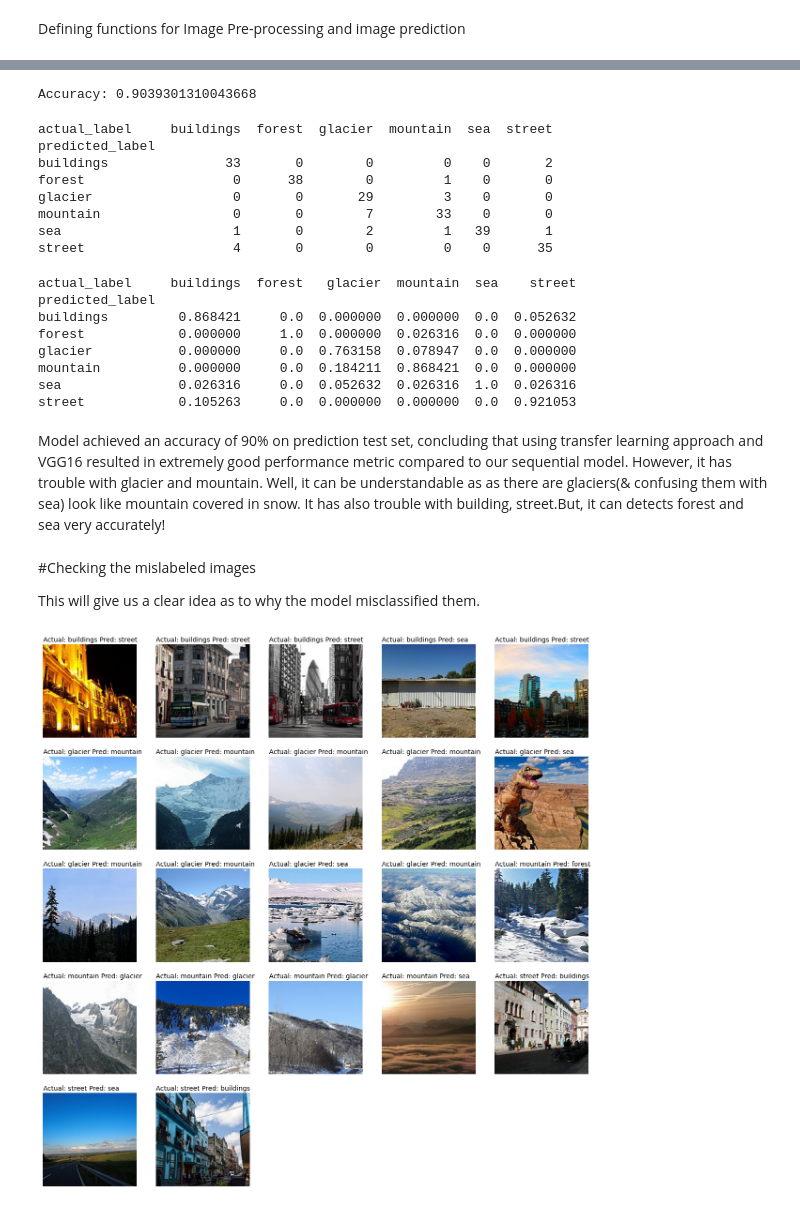
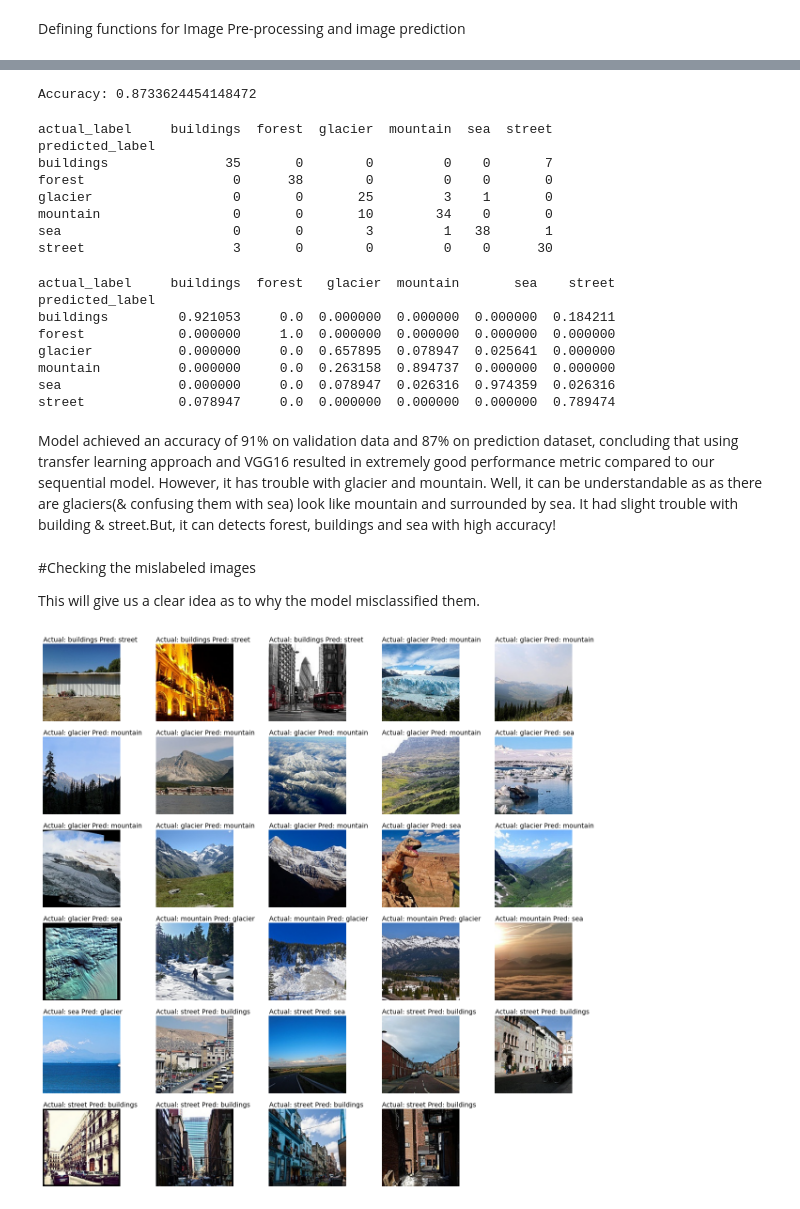
Before and after one commit to UpadhyayShweta/Image_Classification_with_Deep_Learning, a Jupyter notebook: IntelImageClassification.ipynb, the cells around one changed output, grey strips where cells are left out. Cells and saved outputs as stored; diff of their text form; code cells hidden in the pictures.

```diff
--- a/IntelImageClassification.ipynb
+++ b/IntelImageClassification.ipynb
@@ -324,7 +345,7 @@ import os
 import PIL.Image
 
 # loop through test data
-source_dir = '/content/PredictionData/seg_pred/seg_pred'
+source_dir = '/content/Prediction Data/seg_pred/seg_pred'
 folder_names = ['buildings','forest','glacier','mountain','sea','street']
 actual_labels =[]
 predicted_labels = []
@@ -338,6 +359,8 @@ for folder in folder_names:
     for image in images:
         image_path = os.path.join(os.path.join(source_dir, folder),image)
         print(image_path)
+        if image_path.endswith('.DS_Store'):
+          continue
         if os.path.isfile(image_path):
           processed_image = preprocess_image(image_path)
           predicted_label, predicted_probability = make_prediction(processed_image)
@@ -634,7 +641,7 @@ import os
 import PIL.Image
 
 # loop through test data
-source_dir = '/content/PredictionData/seg_pred/seg_pred'
+source_dir = '/content/Prediction Data/seg_pred/seg_pred'
 folder_names = ['buildings','forest','glacier','mountain','sea','street']
 actual_labels =[]
 predicted_labels = []
@@ -648,6 +655,8 @@ for folder in folder_names:
     for image in images:
         image_path = os.path.join(os.path.join(source_dir, folder),image)
         print(image_path)
+        if image_path.endswith('.DS_Store'):
+          continue
         if os.path.isfile(image_path):
           processed_image = preprocess_image(image_path)
           predicted_label, predicted_probability = make_prediction(processed_image)
@@ -696,7 +687,7 @@ predictions_df["correct_prediction"] = np.where(predictions_df["predicted_label"
 test_set_accuracy = predictions_df['correct_prediction'].sum() / len(predictions_df)
 print(f'Accuracy: {test_set_accuracy}')
 # %% [output]
-Accuracy: 0.9039301310043668
+Accuracy: 0.8733624454148472
 # %%
 # confusion matrix(raw numbers)
 confusion_matrix = pd.crosstab(predictions_df["predicted_label"], predictions_df["actual_label"])
@@ -704,27 +695,27 @@ print(confusion_matrix)
 # %% [output]
 actual_label     buildings  forest  glacier  mountain  sea  street
 predicted_label
-buildings               33       0        0         0    0       2
-forest                   0      38        0         1    0       0
-glacier                  0       0       29         3    0       0
-mountain                 0       0        7        33    0       0
-sea                      1       0        2         1   39       1
-street                   4       0        0         0    0      35
+buildings               35       0        0         0    0       7
+forest                   0      38        0         0    0       0
+glacier                  0       0       25         3    1       0
+mountain                 0       0       10        34    0       0
+sea                      0       0        3         1   38       1
+street                   3       0        0         0    0      30
 # %%
 # confusion matrix(percentage)
 confusion_matrix = pd.crosstab(predictions_df["predicted_label"], predictions_df["actual_label"], normalize= 'columns')
 print(confusion_matrix)
 # %% [output]
-actual_label     buildings  forest   glacier  mountain  sea    street
+actual_label     buildings  forest   glacier  mountain       sea    street
 predicted_label
-buildings         0.868421     0.0  0.000000  0.000000  0.0  0.052632
-forest            0.000000     1.0  0.000000  0.026316  0.0  0.000000
-glacier           0.000000     0.0  0.763158  0.078947  0.0  0.000000
-mountain          0.000000     0.0  0.184211  0.868421  0.0  0.000000
-sea               0.026316     0.0  0.052632  0.026316  1.0  0.026316
-street            0.105263     0.0  0.000000  0.000000  0.0  0.921053
+buildings         0.921053     0.0  0.000000  0.000000  0.000000  0.184211
+forest            0.000000     1.0  0.000000  0.000000  0.000000  0.000000
+glacier           0.000000     0.0  0.657895  0.078947  0.025641  0.000000
+mountain          0.000000     0.0  0.263158  0.894737  0.000000  0.000000
+sea               0.000000     0.0  0.078947  0.026316  0.974359  0.026316
+street            0.078947     0.0  0.000000  0.000000  0.000000  0.789474
 # %% [markdown]
-Model achieved an accuracy of 90% on prediction test set, concluding that using transfer learning approach and VGG16 resulted in extremely good performance metric compared to our sequential model. However, it has trouble with glacier and mountain. Well, it can be understandable as as there are glaciers(& confusing them with sea) look like mountain covered in snow. It has also trouble with building, street.But, it can detects forest and sea very accurately!
+Model achieved an accuracy of 91% on validation data and 87% on prediction dataset, concluding that using transfer learning approach and VGG16 resulted in extremely good performance metric compared to our sequential model. However, it has trouble with glacier and mountain. Well, it can be understandable as as there are glaciers(& confusing them with sea) look like mountain and surrounded by sea. It had slight trouble with building & street.But, it can detects forest, buildings and sea with high accuracy!
 # %% [markdown]
 #Checking the mislabeled images
 
@@ -732,30 +723,30 @@ This will give us a clear idea as to why the model misclassified them.
 # %%
 from IPython.core.display import display_jpeg
 import numpy as np
 
 mislabeled_indices = np.where(predictions_df["predicted_label"] != predictions_df["actual_label"])
 image =[]
 actual_label =[]
 predicted_label =[]
 
 for idx in mislabeled_indices[0]:
   folder = "".join(predictions_df["actual_label"].iloc[idx])
   filename = "".join(predictions_df["filename"].iloc[idx])
 
   image.append(PIL.Image.open(source_dir +'/' + folder + '/' + filename))
   predicted_label.append(predictions_df["predicted_label"].iloc[idx])
   actual_label.append(predictions_df["actual_label"].iloc[idx])
   #image.show()
   #print("Actual_label:"+ actual_label, "Predicted_label :" + predicted_label)
 
 plt.figure(figsize=(15,15)) # specifying the overall grid size
 
 for i in range(len(image)):
-    plt.subplot(5,5,i+1)    # the number of images in the grid is 5*5 (25)
+    plt.subplot(6,5,i+1)    # As we have 27 missclassified images we set up the grid of 6*5 (30)
     plt.imshow(image[i])
     plt.axis('off')
     plt.text(0, -5, ("Actual: "+actual_label[i]+" Pred: " + predicted_label[i]))
 
 plt.show()
 # %% [output]
-[figure, old version]
+[figure, new version]
```
Also changed, not shown: parts of 42 cells of this notebook.
